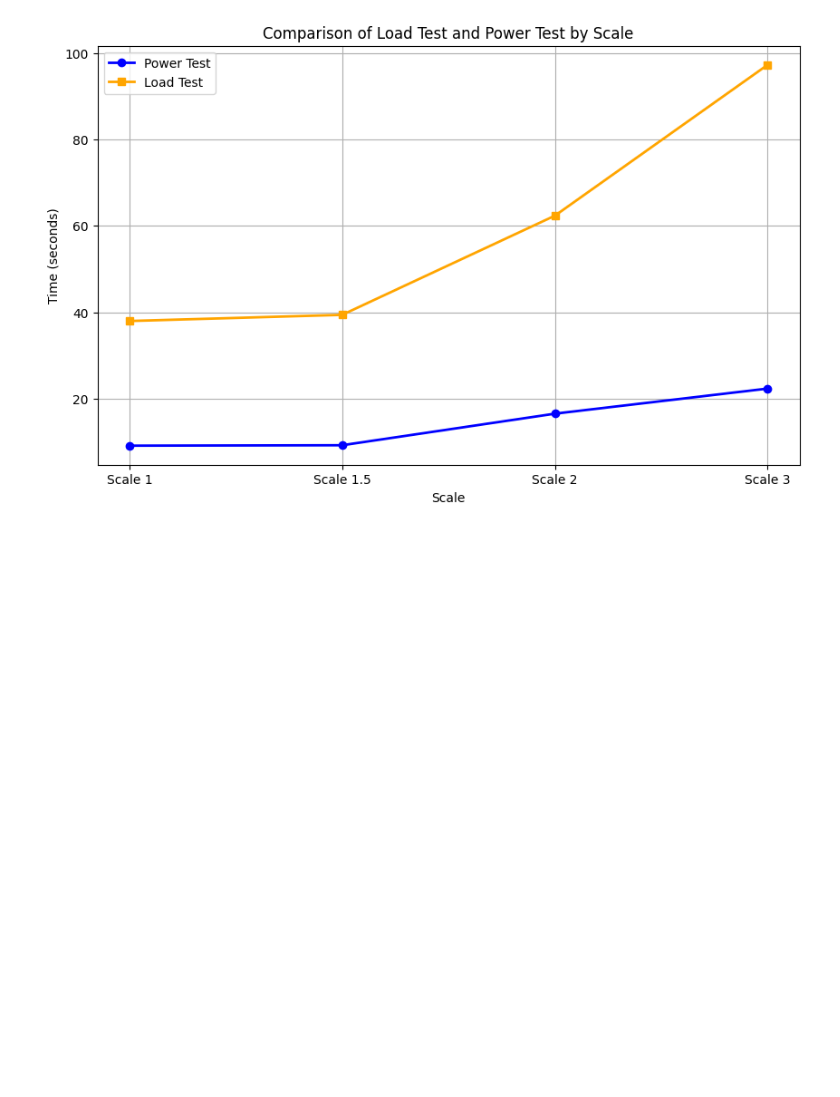
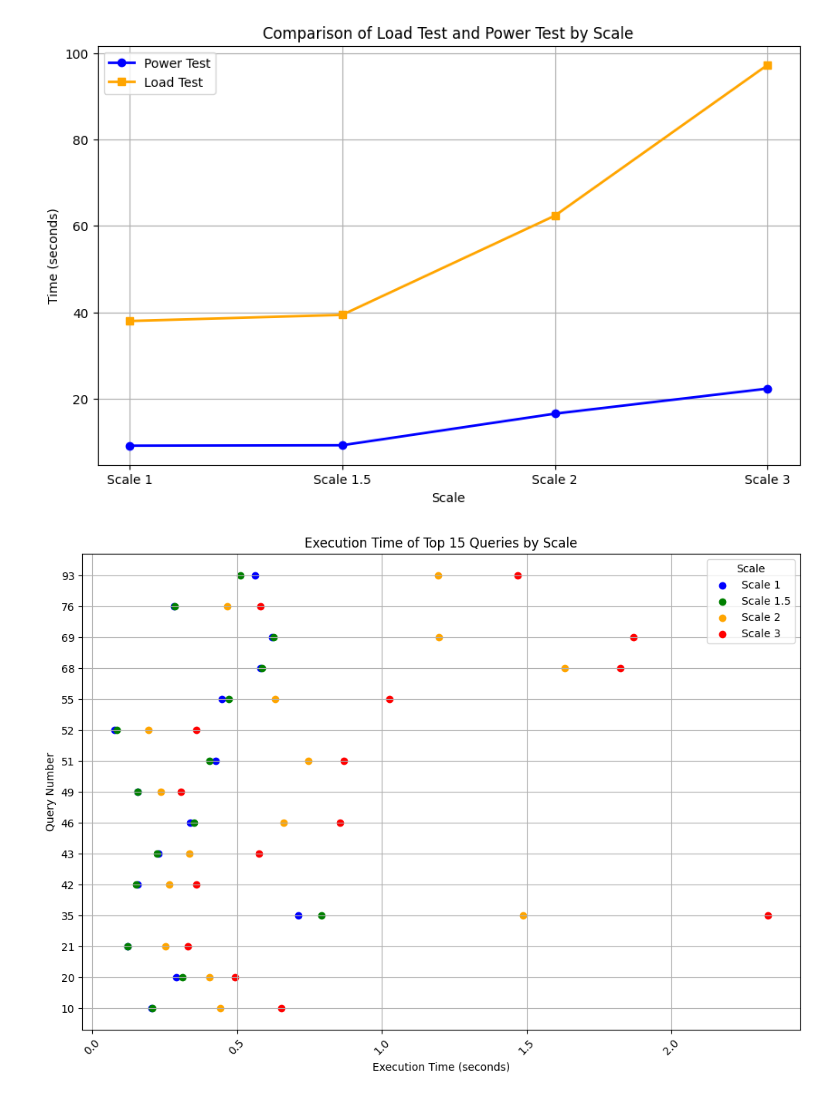
Before and after one commit to Phuonghoang0268/TPC_DS_DUCKDB, a Jupyter notebook: Result_ana.ipynb, the cells around one changed output. Saved outputs shown, nothing was run; the diff lists cells and outputs as text; code cells hidden in the pictures; blank space fills up the shorter version.

Commit message:
Update result visualization

```diff
--- a/Result_ana.ipynb
+++ b/Result_ana.ipynb
@@ -253,3 +253,48 @@ plt.savefig("Load_power_compare.pdf", format="pdf", bbox_inches="tight")
 plt.show()
 # %% [output]
 [figure]
+# %%
+colors_scale = {
+    'Scale 1': 'blue',
+    'Scale 1.5': 'green',
+    'Scale 2': 'orange',
+    'Scale 3': 'red'
+}
+
+data = []
+
+for scale, path in scale_paths.items():
+    df = pd.read_csv(path)
+    df['Scale'] = scale
+    df['Query'] = df['Query'].str.extract(r'query_(\d+)\.sql')[0].astype(int)  # Ensure correct extraction
+    data.append(df)
+
+combined_data = pd.concat(data)
+
+total_execution_times = combined_data.groupby('Query')['Execution Time'].sum().reset_index()
+
+top_queries = total_execution_times.sort_values(by='Execution Time', ascending=False).head(15)
+
+top_combined_data = combined_data[combined_data['Query'].isin(top_queries['Query'])]
+
+top_combined_data = top_combined_data.sort_values(by='Query')
+
+plt.figure(figsize=(12, 8))
+
+for scale in scale_paths.keys():
+    scale_data = top_combined_data[top_combined_data['Scale'] == scale]
+    plt.scatter(scale_data['Execution Time'], scale_data['Query'].astype(str), color=colors_scale[scale], label=scale, alpha=1)
+
+plt.xlabel('Execution Time (seconds)')
+plt.ylabel('Query Number')
+plt.title('Execution Time of Top 15 Queries by Scale')
+plt.xticks(rotation=45)
+
+plt.yticks(range(len(top_combined_data['Query'].unique())), top_combined_data['Query'].astype(str).unique())
+plt.legend(title='Scale', loc='upper right')
+plt.grid(True)
+
+plt.savefig("Execution_Time_Top_Queries.pdf", format="pdf", bbox_inches="tight")
+plt.show()
+# %% [output]
+[figure, added]
```
